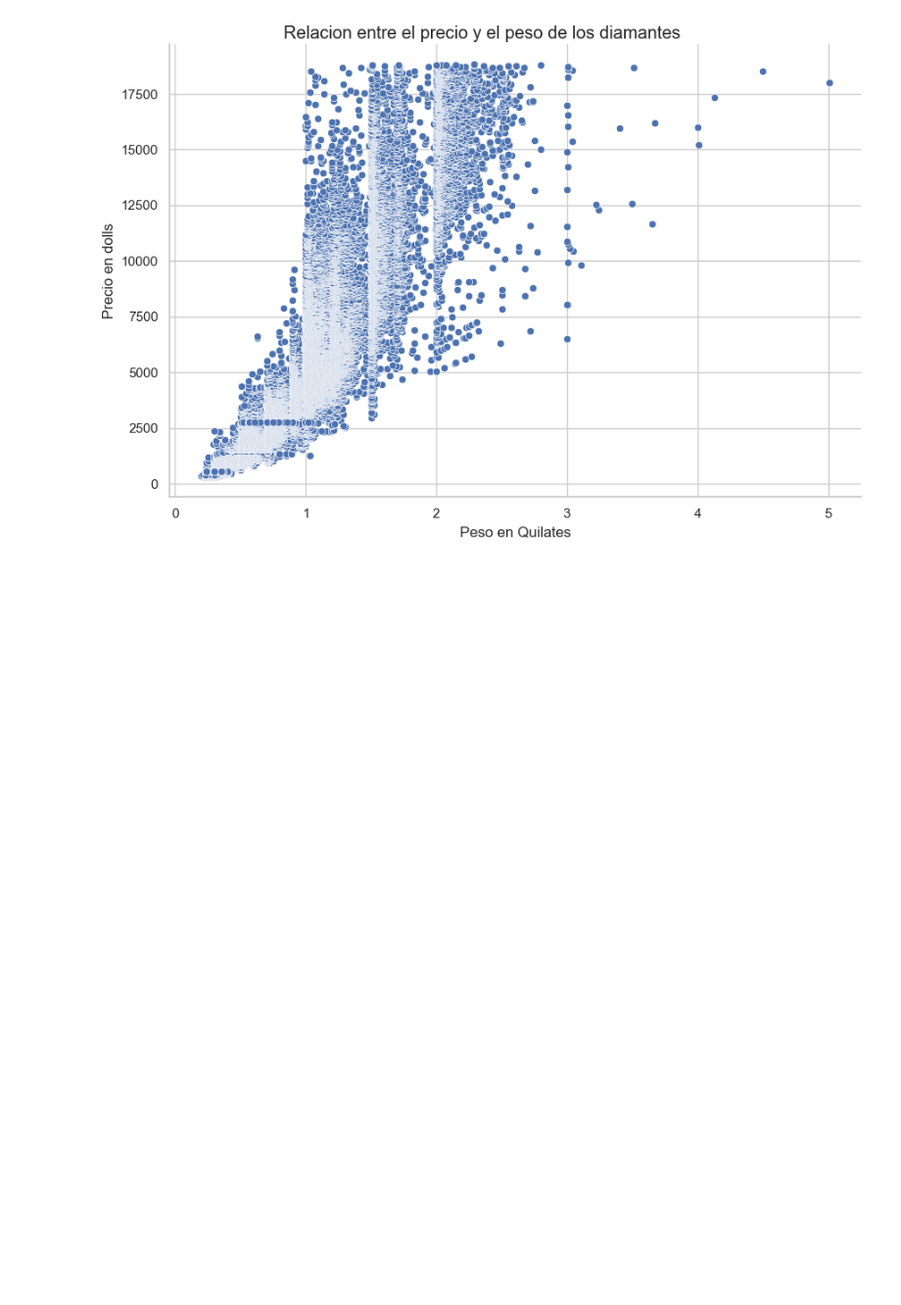
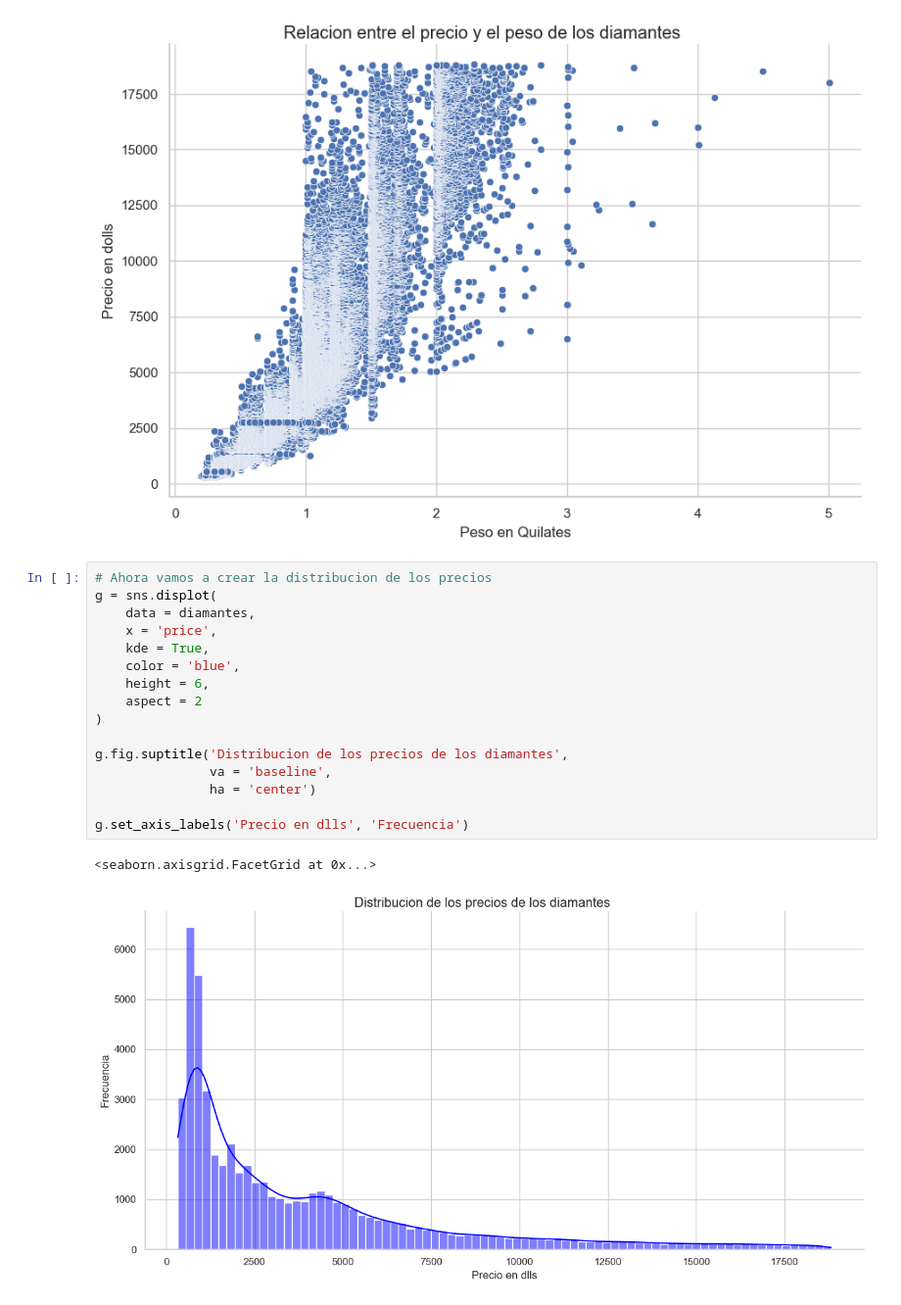
Before and after one commit to Dukedanidd/Python-Projects, a Jupyter notebook: Seaborn/Project/Dashboard.ipynb, the cells around one changed output. Shown: that part at 98% size. Saved outputs shown, nothing was run; the diff lists cells and outputs as text; blank space fills up the shorter version.

Commit message:
Finished seaborn practice

```diff
--- a/Seaborn/Project/Dashboard.ipynb
+++ b/Seaborn/Project/Dashboard.ipynb
@@ -36,3 +36,22 @@ g.set_axis_labels('Peso en Quilates', 'Precio en dolls')
 # %% [output]
 <seaborn.axisgrid.FacetGrid at 0x...>
 [figure]
+# %%
+# Ahora vamos a crear la distribucion de los precios
+g = sns.displot(
+    data = diamantes,
+    x = 'price',
+    kde = True,
+    color = 'blue',
+    height = 6,
+    aspect = 2
+)
+
+g.fig.suptitle('Distribucion de los precios de los diamantes',
+               va = 'baseline',
+               ha = 'center')
+
+g.set_axis_labels('Precio en dlls', 'Frecuencia')
+# %% [output]
+<seaborn.axisgrid.FacetGrid at 0x...>
+[figure, added]
```
